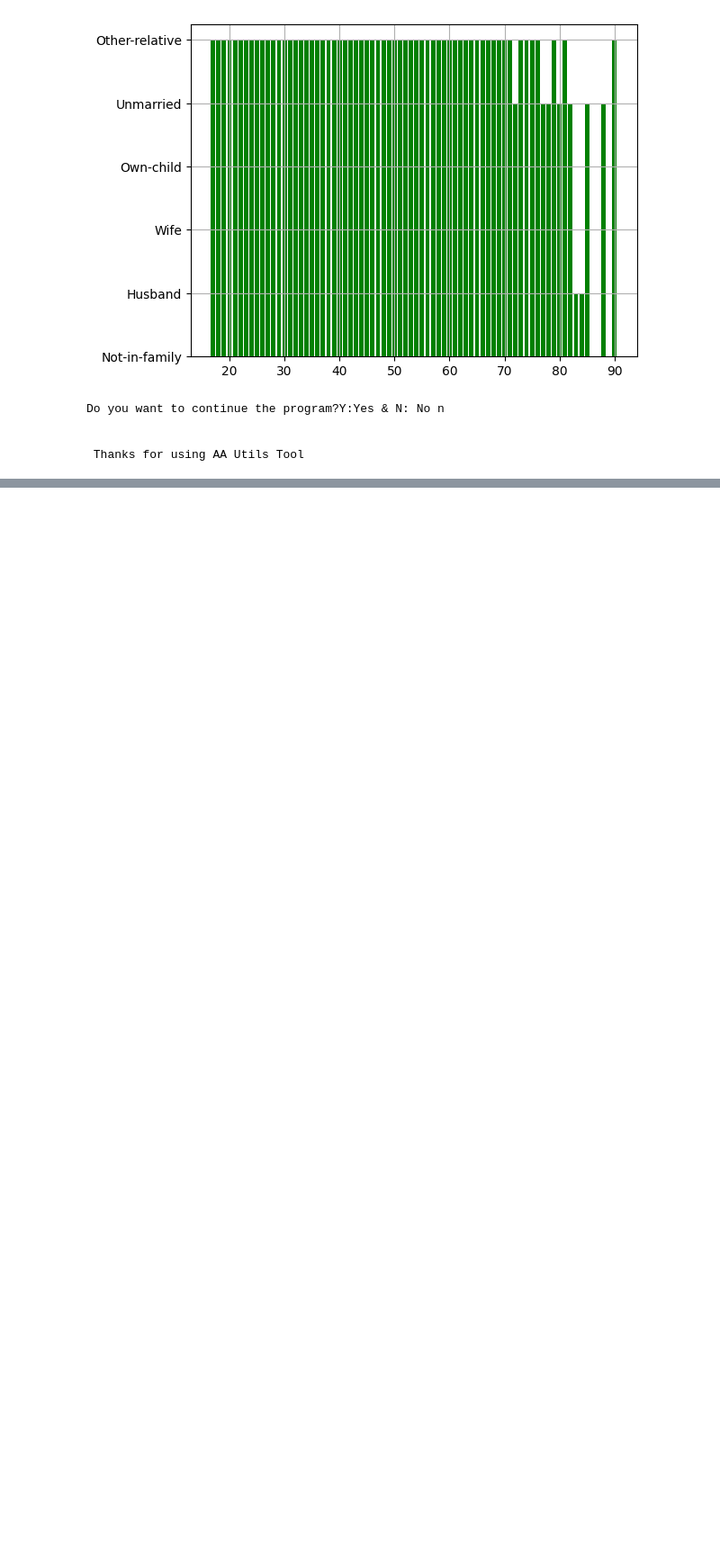
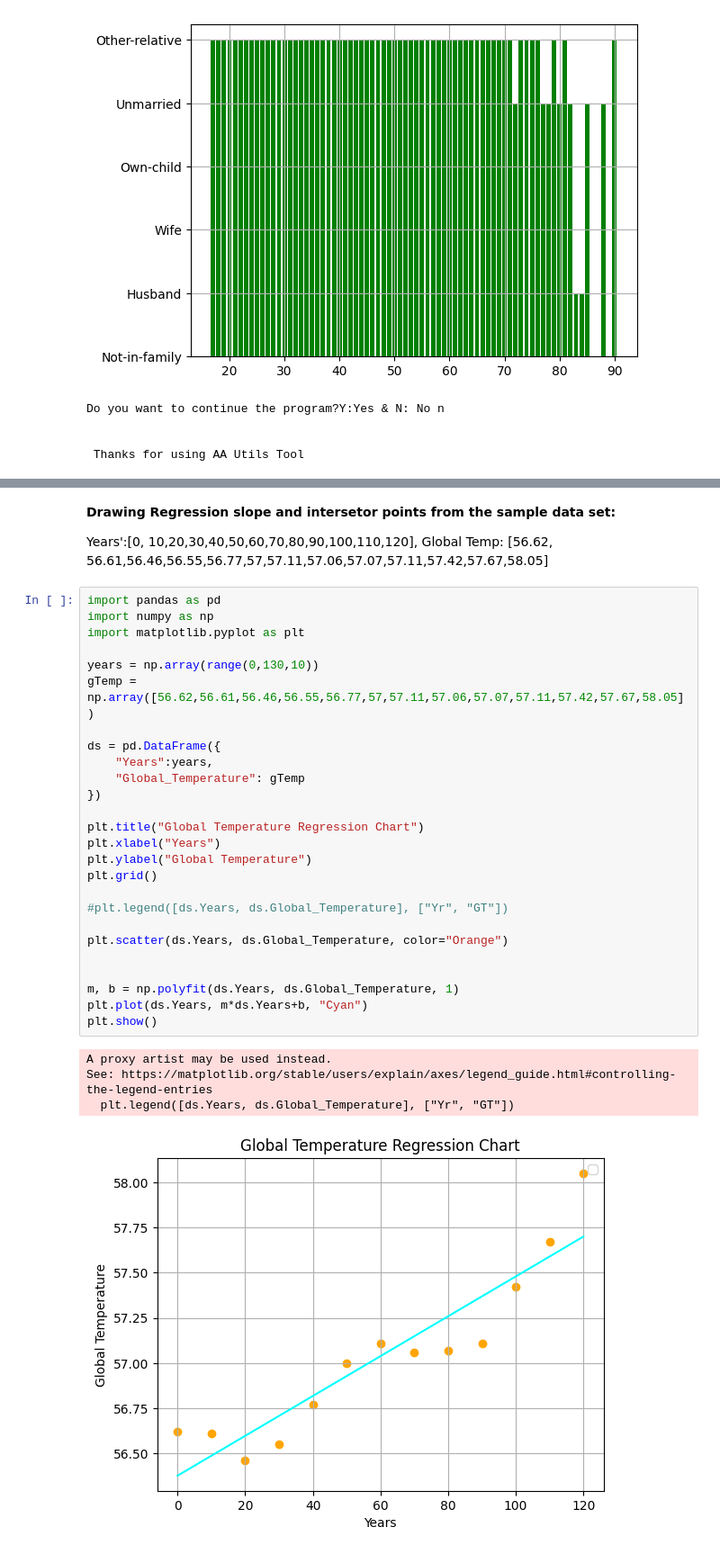
Before and after one commit to AamirAli310/Python-Basics, a Jupyter notebook: Graph_Lib_Excercise.ipynb, the cells around one changed output, grey strips where cells are left out. Shown: that part at 90% size. Saved outputs shown, nothing was run; the diff lists cells and outputs as text; blank space fills up the shorter version.

```diff
--- a/Graph_Lib_Excercise.ipynb
+++ b/Graph_Lib_Excercise.ipynb
@@ -138,0 +162,36 @@ Do you want to continue the program?Y:Yes & N: No n
+# %% [markdown]
+**Drawing Regression slope and intersetor points from the sample data set:**
+
+Years':[0, 10,20,30,40,50,60,70,80,90,100,110,120],
+Global Temp: [56.62, 56.61,56.46,56.55,56.77,57,57.11,57.06,57.07,57.11,57.42,57.67,58.05]
+# %%
+import pandas as pd
+import numpy as np
+import matplotlib.pyplot as plt
+
+years = np.array(range(0,130,10))
+gTemp = np.array([56.62,56.61,56.46,56.55,56.77,57,57.11,57.06,57.07,57.11,57.42,57.67,58.05])
+
+ds = pd.DataFrame({
+    "Years":years,
+    "Global_Temperature": gTemp
+})
+
+plt.title("Global Temperature Regression Chart")
+plt.xlabel("Years")
+plt.ylabel("Global Temperature")
+plt.grid()
+
+#plt.legend([ds.Years, ds.Global_Temperature], ["Yr", "GT"])
+
+plt.scatter(ds.Years, ds.Global_Temperature, color="Orange")
+
+
+m, b = np.polyfit(ds.Years, ds.Global_Temperature, 1)
+plt.plot(ds.Years, m*ds.Years+b, "Cyan")
+plt.show()
+# %% [output]
+A proxy artist may be used instead.
+See: https://matplotlib.org/stable/users/explain/axes/legend_guide.html#controlling-the-legend-entries
+  plt.legend([ds.Years, ds.Global_Temperature], ["Yr", "GT"])
+[figure, added]
```
Also changed, not shown: parts of 2 cells of this notebook.
